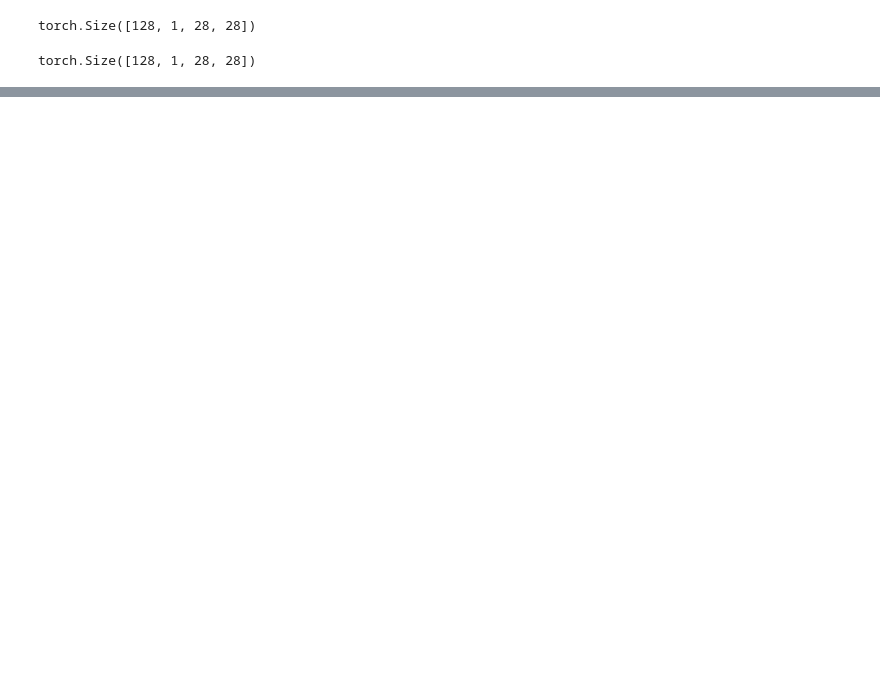
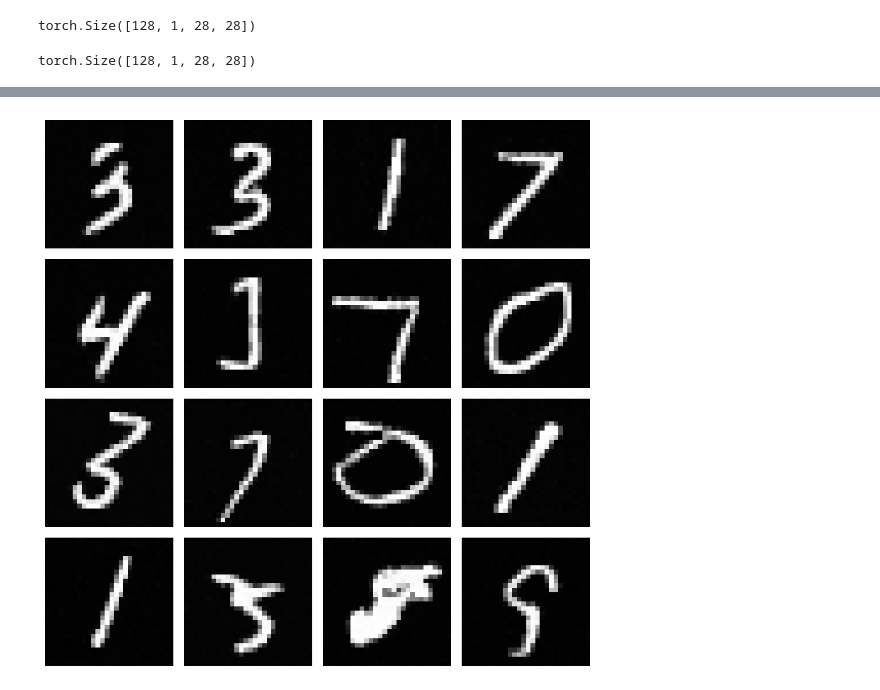
Before and after one commit to nevertheless3/Generative-models, a Jupyter notebook: diffusion/ddpm_from_scratch.ipynb, the cells around one changed output, grey strips where cells are left out. Cells and saved outputs as stored; diff of their text form; code cells hidden in the pictures; blank space fills up the shorter version.

```diff
--- a/diffusion/ddpm_from_scratch.ipynb
+++ b/diffusion/ddpm_from_scratch.ipynb
@@ -247,0 +412,39 @@ t=900 | Noise prediction MSE: 0.009004
+# %%
+@torch.no_grad()
+def sample(model):
+    model.eval()
+
+    x = torch.randn(1 , 1 , 28 , 28 , device = device)
+    for t in range(T-1 , -1 , -1):
+
+        time = torch.tensor([t] , device = device)
+        eps_theta = model(x , time)
+        sigma_t = 0 if t == 0 else torch.sqrt(betas[t])
+
+
+        z = torch.randn_like(x , device = device)
+
+        x = (x - (betas[t] / (torch.sqrt(1-alpha_bar[t])) * eps_theta)) / torch.sqrt(alpha[t]) + sigma_t * z
+
+    return x
+# %%
+num_samples = 16
+
+samples = []
+
+for i in range(num_samples):
+    img = sample(model)
+    samples.append(img.cpu())
+# %%
+fig, axes = plt.subplots(4, 4, figsize=(8, 8))
+
+for i, ax in enumerate(axes.flat):
+    img = samples[i].squeeze()
+
+    ax.imshow(img, cmap="gray")
+    ax.axis("off")
+
+plt.tight_layout()
+plt.show()
+# %% [output]
+[figure, added]
```
Also changed, not shown: parts of 13 cells of this notebook, 1 other file.
